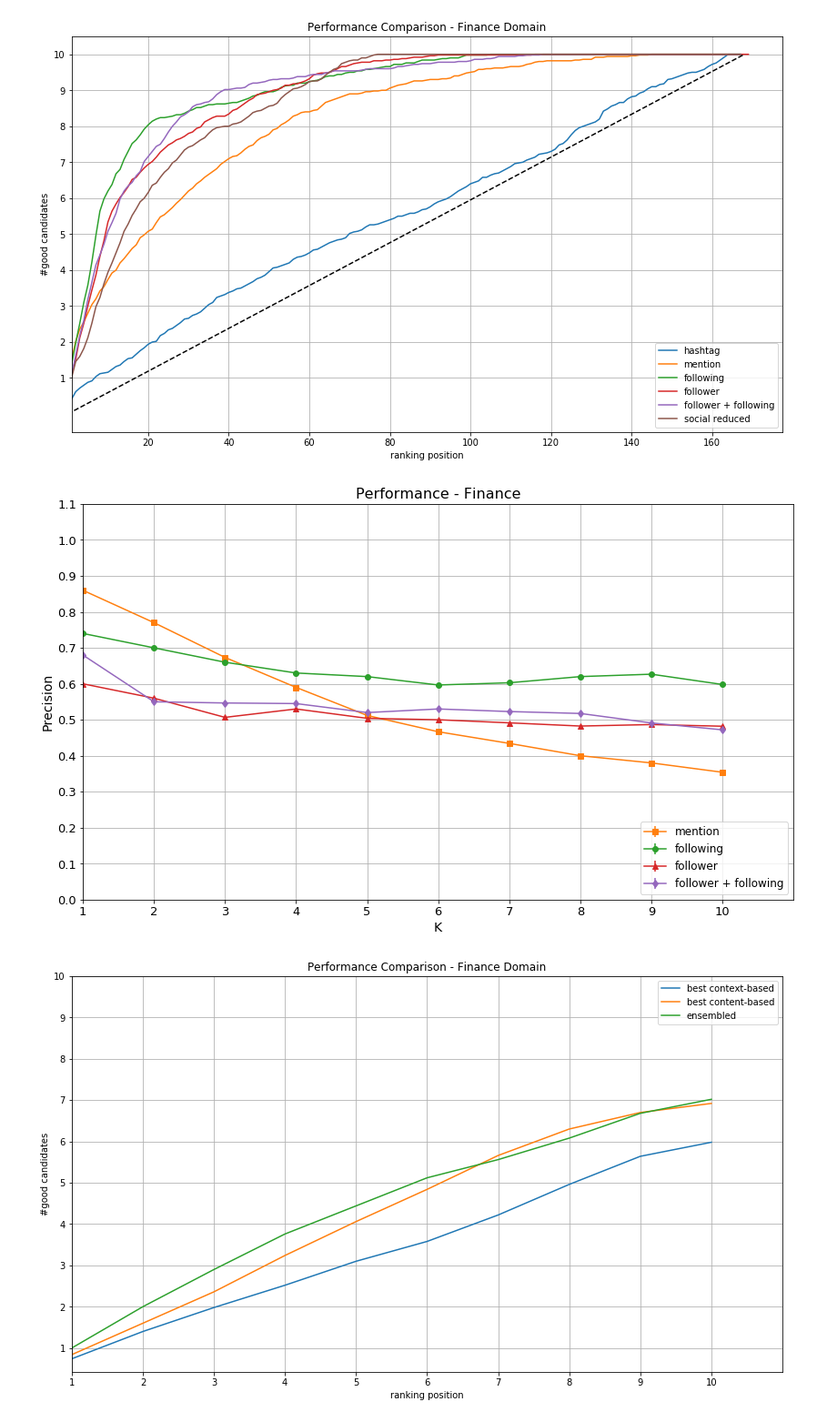
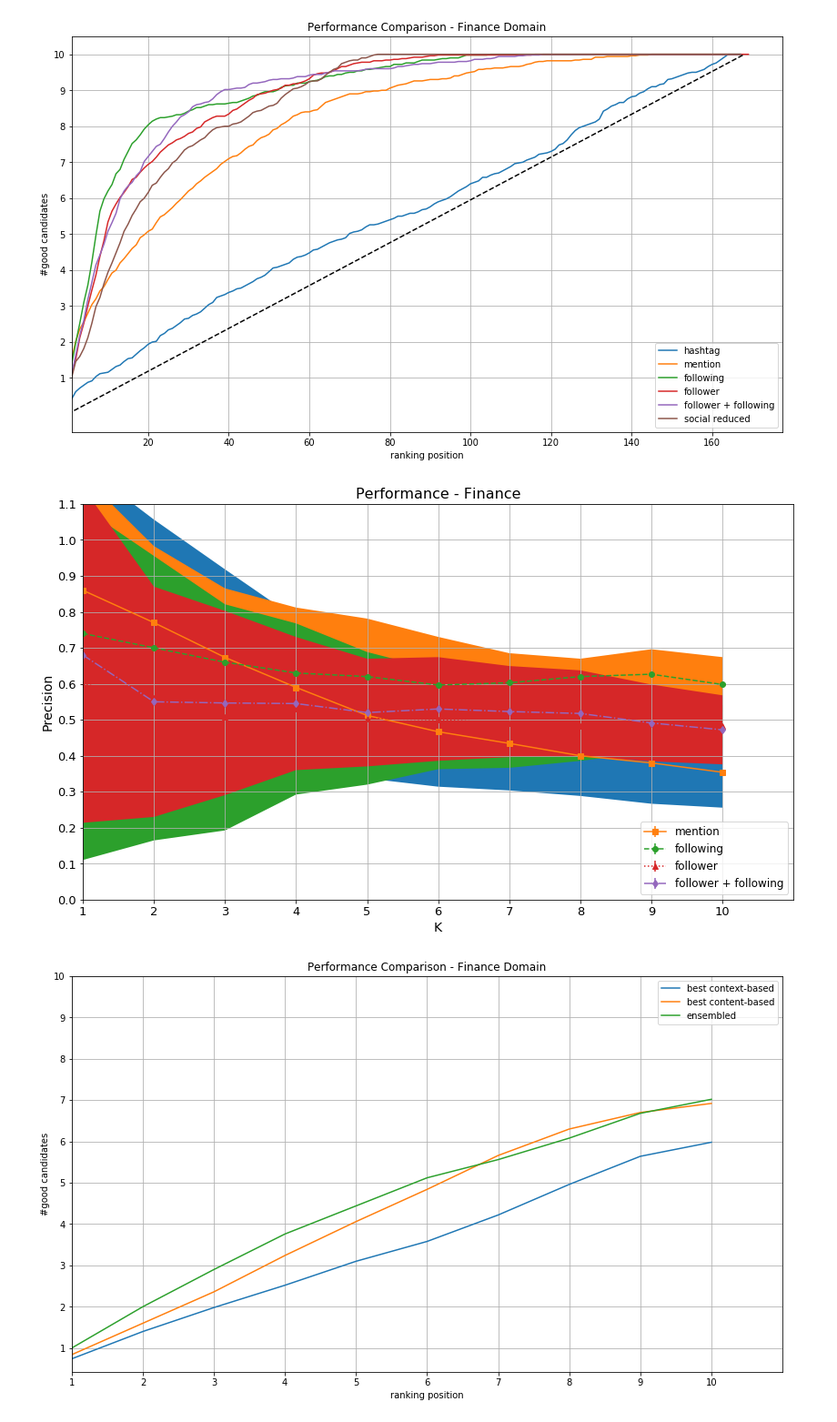
Before and after one commit to DataSciencePolimi/NetSKE, a Jupyter notebook: graphs/finance_20/Finance Domain - Test Network Features.ipynb, the cells around one changed output. Shown at 91% size. Drawn from its saved outputs; the diff is of its cells as text; code cells hidden in the pictures.

Commit message:
generated boxplots and stored performance in numpy array

```diff
--- a/graphs/finance_20/Finance Domain - Test Network Features.ipynb
+++ b/graphs/finance_20/Finance Domain - Test Network Features.ipynb
@@ -295,7 +298,7 @@ data = data.merge(pd.concat([seed_data[['id_user', 'screen_name', 'usertype']],
 
 data.columns = ['id_graph','followers','following','id_user']+header+['username', 'usertype']
 
-perf_following, std_following, candidates_ranking, all_ranking = computePerformance(allseeds, combinations, data, 'following')
+perf_following, std_following, mat, candidates_ranking, all_ranking = computePerformance(allseeds, combinations, data, 'following')
 # %% [output]
 Average P@20: 7.92
 Average P@10: 5.98
@@ -389,7 +395,7 @@ data = data.merge(pd.concat([seed_data[['id_user', 'screen_name', 'usertype']],
 
 data.columns = ['id_graph','followers','following','id_user']+header+['username', 'usertype']
 
-perf_follower, std_followers, candidates_ranking, all_ranking = computePerformance(allseeds, combinations, data, 'follower')
+perf_follower, std_followers, mat, candidates_ranking, all_ranking = computePerformance(allseeds, combinations, data, 'follower')
 # %% [output]
 Average P@20: 6.84
 Average P@10: 4.82
@@ -503,7 +512,7 @@ data_complete = data.merge(all_u, on='id_user')
 
 data_complete.columns = ['id_graph','followers','following','id_user']+header+['username', 'usertype']
 
-perf_complete, std_complete, candidates_ranking, all_ranking = computePerformance(allseeds, combinations, data_complete, 'follower+following')
+perf_complete, std_complete, mat, candidates_ranking, all_ranking = computePerformance(allseeds, combinations, data_complete, 'follower+following')
 # %% [output]
 Average P@20: 7.02
 Average P@10: 4.72
@@ -554,10 +566,10 @@ pf_2 = np.append(perf_follower, [10.]*13)
 pf_3 = np.append(perf_complete, [10.]*3)
 pf_4 = np.append(perf_social_red, [10.]*17)
 # %%
-std_1 = np.append(std_following, [0.]*8).reshape(-1, 1)
-std_2 = np.append(std_followers, [0.]*13).reshape(-1, 1)
-std_3 = np.append(std_complete, [0.]*3).reshape(-1, 1)
-std_4 = np.append(std_reduced, [0.]*17).reshape(-1, 1)
+std_1 = np.append(std_following, [0.]*8)#.reshape(-1, 1)
+std_2 = np.append(std_followers, [0.]*13)#.reshape(-1, 1)
+std_3 = np.append(std_complete, [0.]*3)#.reshape(-1, 1)
+std_4 = np.append(std_reduced, [0.]*17)#.reshape(-1, 1)
 # %%
 plt.figure(figsize=(14,8))
 
@@ -584,46 +596,53 @@ plt.grid(True)
 # paper image
 
 plt.figure(figsize=(14,8))
+colors = ['C1','C2','C3','C4']
 
 K = 10
 x = range(K)
 
 l = plt.plot(perf_tag[:K], label='hashtag')
 l.pop(0).remove()
 
 prec_m = [perf_mention[i-1]/i for i in range(1, K+1)]
-#plt.plot(prec_m, color='black', linestyle='-')
-plt.errorbar(x, prec_m, yerr=[0.]*K, label='mention', fmt='s', ls='-') # std_men[:K].reshape(-1,1)
+err = std_men[:K] #.reshape(-1,1)
+plt.errorbar(x, prec_m, yerr=[0.]*K, label='mention', fmt='s', ls='-') #, color='black')
+plt.fill_between(x, prec_m-err, prec_m+err)
 
-#plt.plot(pf_1[:K], label='following')
+
 prec_following = [pf_1[i-1]/i for i in range(1, K+1)]
-plt.errorbar(x, prec_following, yerr=[0.]*K, label='following', fmt='o', ls='-') # std_1[:K]
+err = std_1[:K]
+plt.errorbar(x, prec_following, yerr=[0.]*K, label='following', fmt='o', ls='--') #, color='black')
+plt.fill_between(x, prec_following-err, prec_following+err)
 
-#plt.plot(pf_2[:K], label='follower')
+
 prec_follower = [pf_2[i-1]/i for i in range(1, K+1)]
-plt.errorbar(x, prec_follower, yerr=[0.]*K, label='follower', fmt='^', ls='-') # std_2[:K]
+err = std_2[:K]
+plt.errorbar(x, prec_follower, yerr=[0.]*K, label='follower', fmt='^', ls=':') #, color='black') #
+plt.fill_between(x, prec_follower-err, prec_follower+err)
 
-#plt.plot(pf_3[:K], label='follower + following')
+
 prec_complete = [pf_3[i-1]/i for i in range(1, K+1)]
-plt.errorbar(x, prec_complete, yerr=[0.]*K, label='follower + following', fmt='d', ls='-') # std_3[:K]
-# plt.plot(pf_4[:K], label='social reduced')
-# plt.plot([0, 20], [0, 10], linestyle='--', color='black')
+err = std_3[:K]
+plt.errorbar(x, prec_complete, yerr=[0.]*K, label='follower + following', fmt='d', ls='-.') #, color='black') #
+plt.fill_between(x, prec_complete-err, prec_complete+err)
+
 
 
 plt.legend(loc=4, fontsize='large')
 plt.title('Performance - Finance', fontsize=16)
 plt.ylabel('Precision', fontsize=14)
 plt.xlabel('K', fontsize=14)
 
 plt.xlim(xmin=1, xmax=K)
 plt.ylim(ymin=0, ymax=1.1)
 plt.yticks(np.arange(0, 1.2, 0.1))
 plt.xticks(range(0, K, int(K/10)), [str(i+1) for i in range(K)])
 plt.tick_params(labelsize=13)
 
 plt.grid(True)
 # %% [output]
-[figure, old version]
+[figure, new version]
 # %%
 # paper figure
 
```
Also changed, not shown: parts of 6 cells of this notebook, 37 other files.
